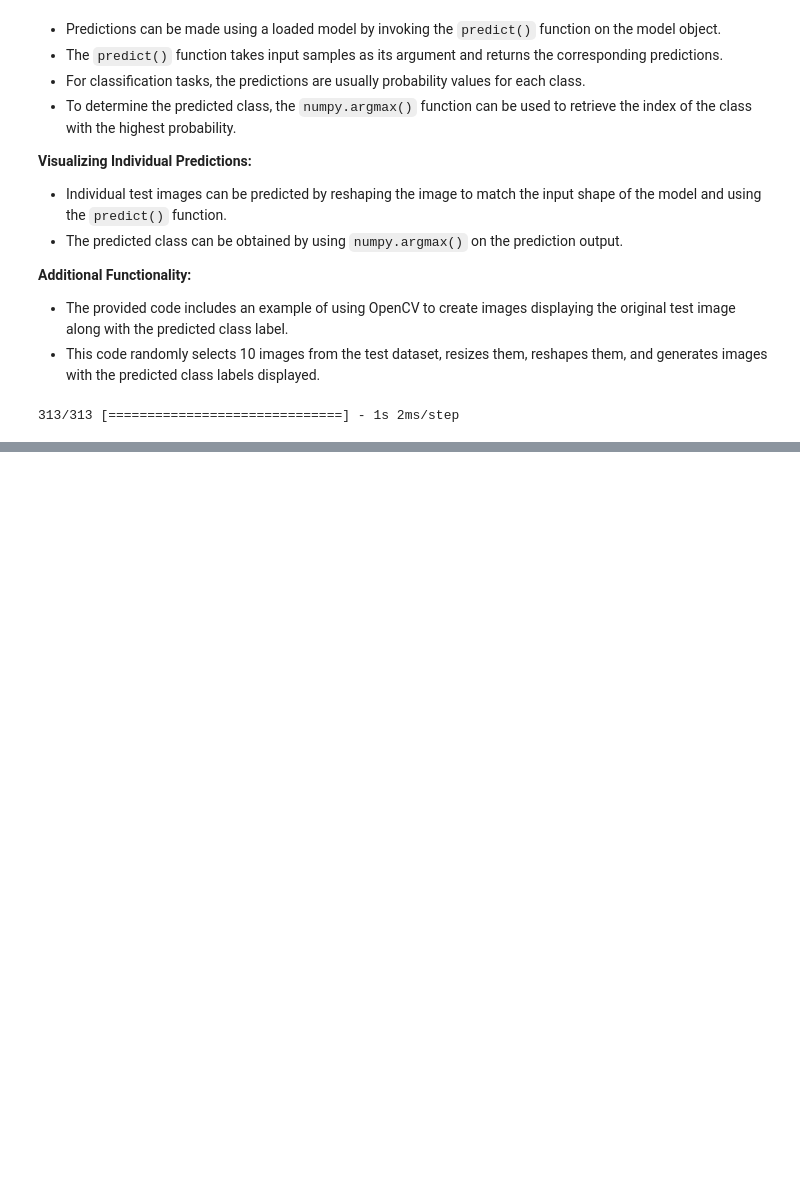
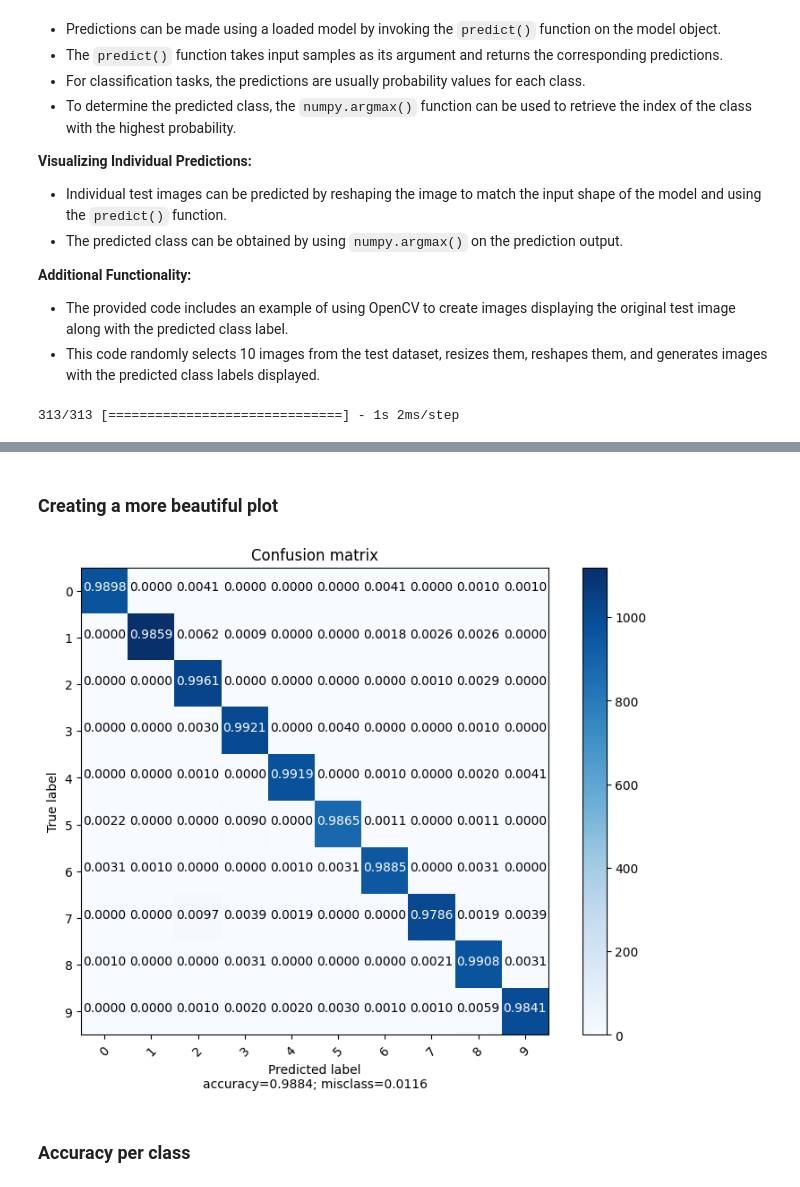
Before and after one commit to FarzadMalik/MNIST_handwritten_digits_recognition_with_keras, a Jupyter notebook: MNIST_handwritten_digits_recognition_using_keras_CNN.ipynb, the cells around one changed output, grey strips where cells are left out. Drawn from its saved outputs; the diff is of its cells as text; code cells hidden in the pictures; blank space fills up the shorter version.

```diff
--- a/MNIST_handwritten_digits_recognition_using_keras_CNN.ipynb
+++ b/MNIST_handwritten_digits_recognition_using_keras_CNN.ipynb
@@ -364,0 +524,8 @@ pred = np.argmax(loaded_model.predict(x_test), axis = -1)
+# %%
+from sklearn.metrics import confusion_matrix
+import numpy as np
+
+x_test = x_test.reshape(10000,28,28,1)
+y_pred = np.argmax(loaded_model.predict(x_test), axis=-1)
+
+print(confusion_matrix(y_test, y_pred))
@@ -364,0 +544,2 @@ pred = np.argmax(loaded_model.predict(x_test), axis = -1)
+# %% [markdown]
+### Creating a more beautiful plot
@@ -364,0 +596,8 @@ pred = np.argmax(loaded_model.predict(x_test), axis = -1)
+# %%
+target_names = list(range(0,10))
+conf_mat = confusion_matrix(y_test, y_pred)
+plot_confusion_matrix(conf_mat, target_names)
+# %% [output]
+[figure, added]
+# %% [markdown]
+### Accuracy per class
```
Also changed, not shown: parts of 20 cells of this notebook.
